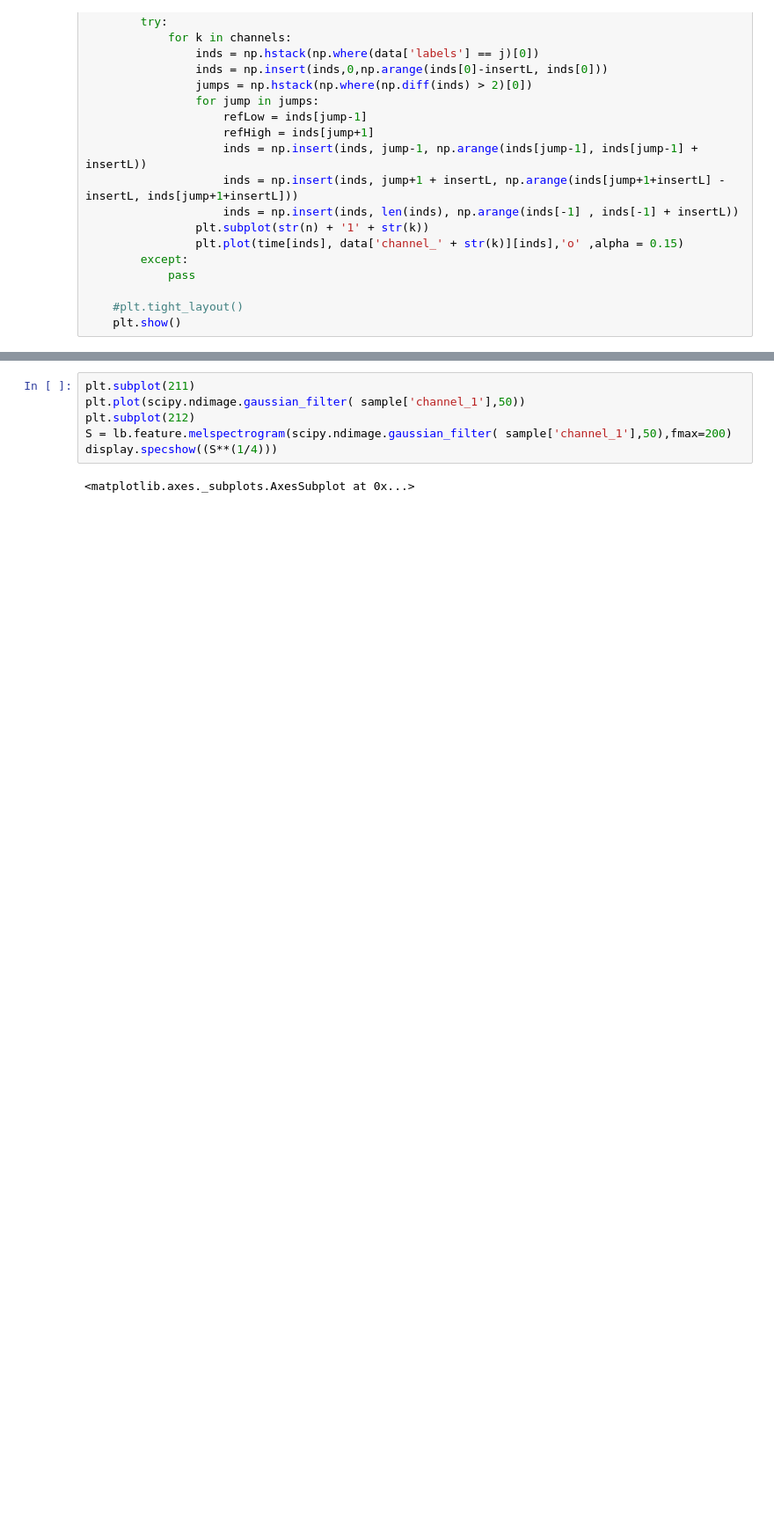
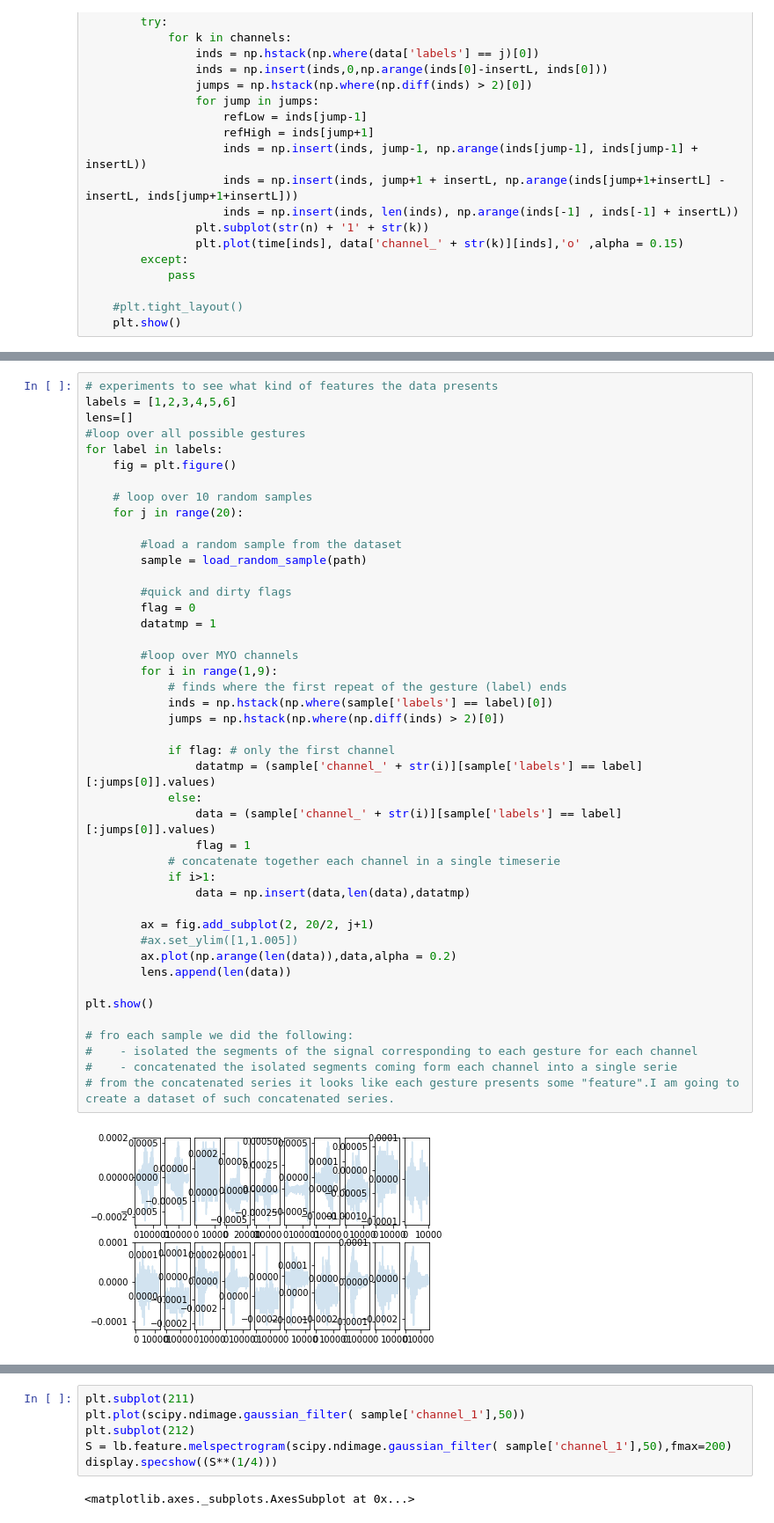
Before and after one commit to jacosol/GestureRecognition_MYO, a Jupyter notebook: IpythonNotebooks/DatasetHandsOn.ipynb, the cells around one changed output, grey strips where cells are left out. Shown: that part at 88% size. Cells and saved outputs as stored; diff of their text form; blank space fills up the shorter version.

```diff
--- a/IpythonNotebooks/DatasetHandsOn.ipynb
+++ b/IpythonNotebooks/DatasetHandsOn.ipynb
@@ -103,0 +132,46 @@ plt.show()
+# %%
+# experiments to see what kind of features the data presents
+labels = [1,2,3,4,5,6]
+lens=[]
+#loop over all possible gestures
+for label in labels:
+    fig = plt.figure()
+
+    # loop over 10 random samples
+    for j in range(20):
+
+        #load a random sample from the dataset
+        sample = load_random_sample(path)
+
+        #quick and dirty flags
+        flag = 0
+        datatmp = 1
+
+        #loop over MYO channels
+        for i in range(1,9):
+            # finds where the first repeat of the gesture (label) ends
+            inds = np.hstack(np.where(sample['labels'] == label)[0])
+            jumps = np.hstack(np.where(np.diff(inds) > 2)[0])
+
+            if flag: # only the first channel
+                datatmp = (sample['channel_' + str(i)][sample['labels'] == label][:jumps[0]].values)
+            else:
+                data = (sample['channel_' + str(i)][sample['labels'] == label][:jumps[0]].values)
+                flag = 1
+            # concatenate together each channel in a single timeserie
+            if i>1:
+                data = np.insert(data,len(data),datatmp)
+
+        ax = fig.add_subplot(2, 20/2, j+1)
+        #ax.set_ylim([1,1.005])
+        ax.plot(np.arange(len(data)),data,alpha = 0.2)
+        lens.append(len(data))
+
+plt.show()
+
+# fro each sample we did the following:
+#    - isolated the segments of the signal corresponding to each gesture for each channel
+#    - concatenated the isolated segments coming form each channel into a single serie
+# from the concatenated series it looks like each gesture presents some "feature".I am going to create a dataset of such concatenated series.
+# %% [output]
+[figure, added]
```
Also changed, not shown: parts of 18 cells of this notebook.
